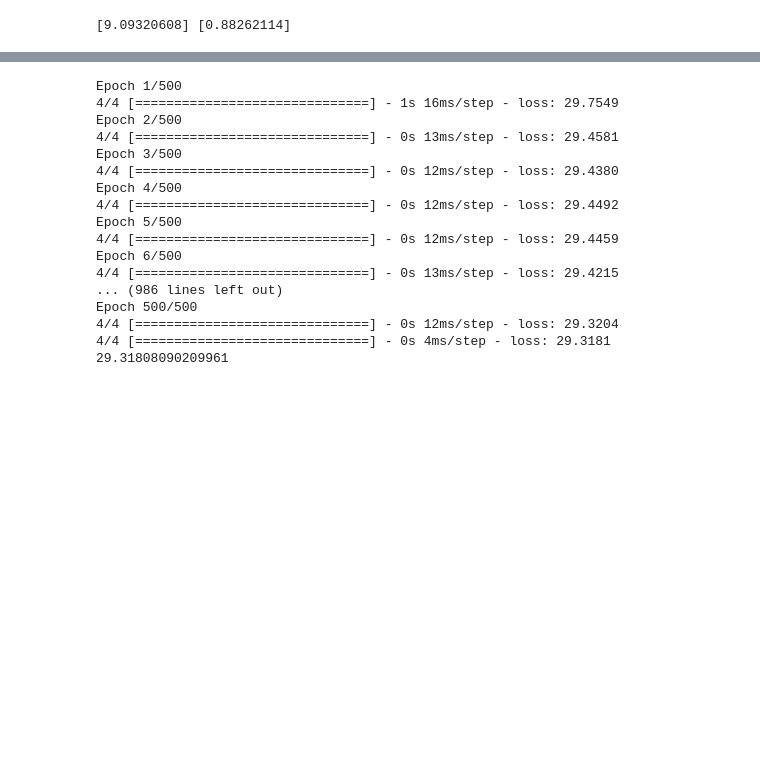
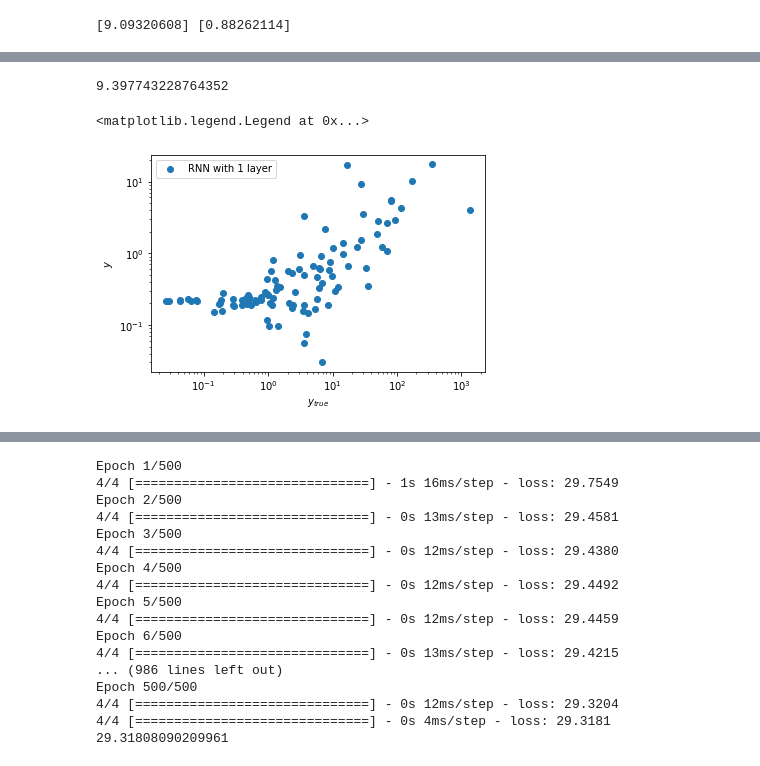
Before and after one commit to dodelson/Physics-of-Energy, a Jupyter notebook: cnn.ipynb, the cells around one changed output, grey strips where cells are left out. Cells and saved outputs as stored; diff of their text form; code cells hidden in the pictures; blank space fills up the shorter version.

```diff
--- a/cnn.ipynb
+++ b/cnn.ipynb
@@ -524,3 +526,20 @@ Epoch 500/500
+# %%
+yz_predict=modela.predict(Zt)
+diff=yz_predict-yz_train
+print(np.sum(diff**2)/np.size(diff))
+#diff2=y_predict2-y_train
+#yz_predictc=modelc.predict(Zt)
+plt.scatter(yz_train,np.abs(yz_predict-yz_train),label='RNN with 1 layer')
+plt.xlabel('$y_{true}$')
+plt.ylabel('$y$')
+plt.xscale('log')
+plt.yscale('log')
+#plt.plot([0.01,5000],[0.01,5000])
+plt.legend()
+# %% [output]
+9.397743228764352
+<matplotlib.legend.Legend at 0x...>
+[figure, added]
 # %%
 ## Not much better, so try the RNN on 507
 modelc=keras.models.Sequential([
```
Also changed, not shown: parts of 71 cells of this notebook, 1 other file.
